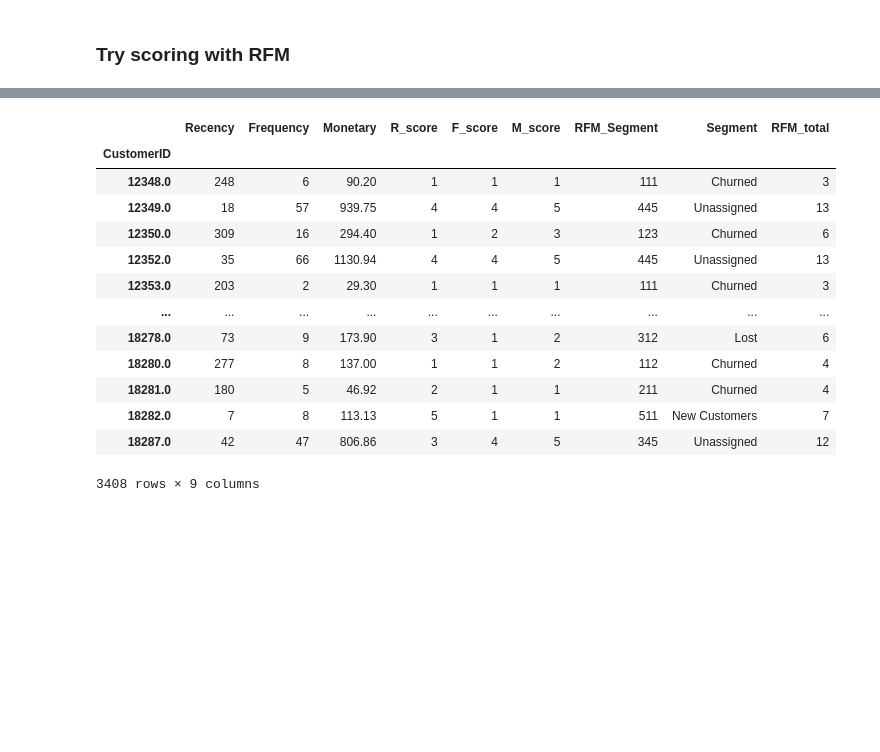
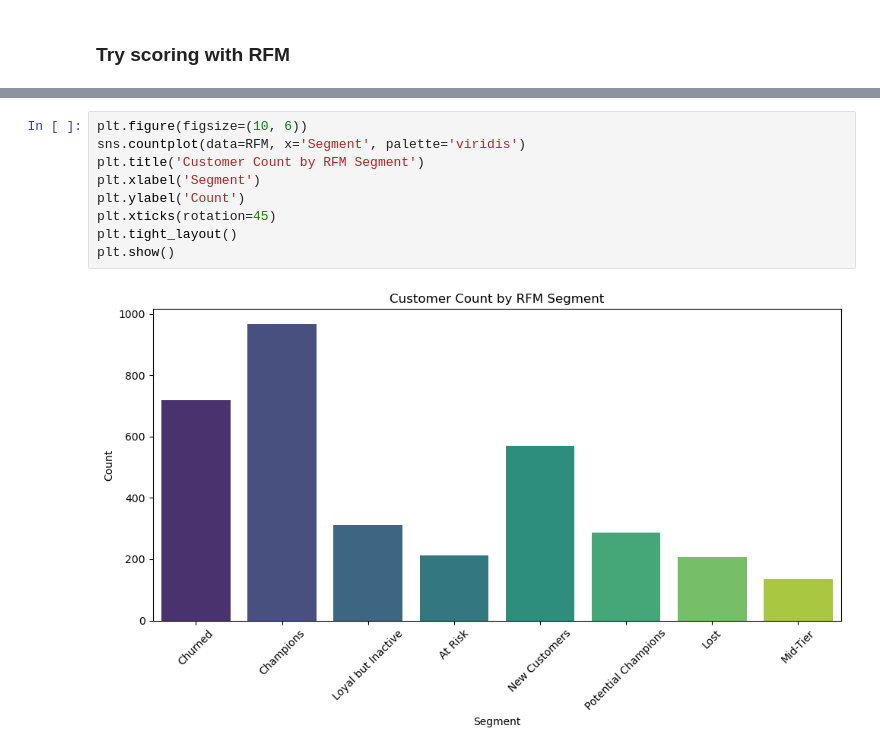
Before and after one commit to muhamedrar/Online-Retail, a Jupyter notebook: clustering_notebook.ipynb, the cells around one changed output, grey strips where cells are left out. Saved outputs shown, nothing was run; the diff lists cells and outputs as text; blank space fills up the shorter version.

```diff
--- a/clustering_notebook.ipynb
+++ b/clustering_notebook.ipynb
@@ -188,16 +180,11 @@ Regular Customers     46.776699  46.388350  480.655243    103
 # %%
+plt.figure(figsize=(10, 6))
+sns.countplot(data=RFM, x='Segment', palette='viridis')
+plt.title('Customer Count by RFM Segment')
+plt.xlabel('Segment')
+plt.ylabel('Count')
+plt.xticks(rotation=45)
+plt.tight_layout()
+plt.show()
 # %% [output]
-|  | Recency | Frequency | Monetary | R_score | F_score | M_score | RFM_Segment | Segment | RFM_total |
-| CustomerID |  |  |  |  |  |  |  |  |  |
-| 12348.0 | 248 | 6 | 90.20 | 1 | 1 | 1 | 111 | Churned | 3 |
-| 12349.0 | 18 | 57 | 939.75 | 4 | 4 | 5 | 445 | Unassigned | 13 |
-| 12350.0 | 309 | 16 | 294.40 | 1 | 2 | 3 | 123 | Churned | 6 |
-| 12352.0 | 35 | 66 | 1130.94 | 4 | 4 | 5 | 445 | Unassigned | 13 |
-| 12353.0 | 203 | 2 | 29.30 | 1 | 1 | 1 | 111 | Churned | 3 |
-| ... | ... | ... | ... | ... | ... | ... | ... | ... | ... |
-| 18278.0 | 73 | 9 | 173.90 | 3 | 1 | 2 | 312 | Lost | 6 |
-| 18280.0 | 277 | 8 | 137.00 | 1 | 1 | 2 | 112 | Churned | 4 |
-| 18281.0 | 180 | 5 | 46.92 | 2 | 1 | 1 | 211 | Churned | 4 |
-| 18282.0 | 7 | 8 | 113.13 | 5 | 1 | 1 | 511 | New Customers | 7 |
-| 18287.0 | 42 | 47 | 806.86 | 3 | 4 | 5 | 345 | Unassigned | 12 |
-3408 rows × 9 columns
+[figure, added]
```
Also changed, not shown: parts of 6 cells of this notebook.
